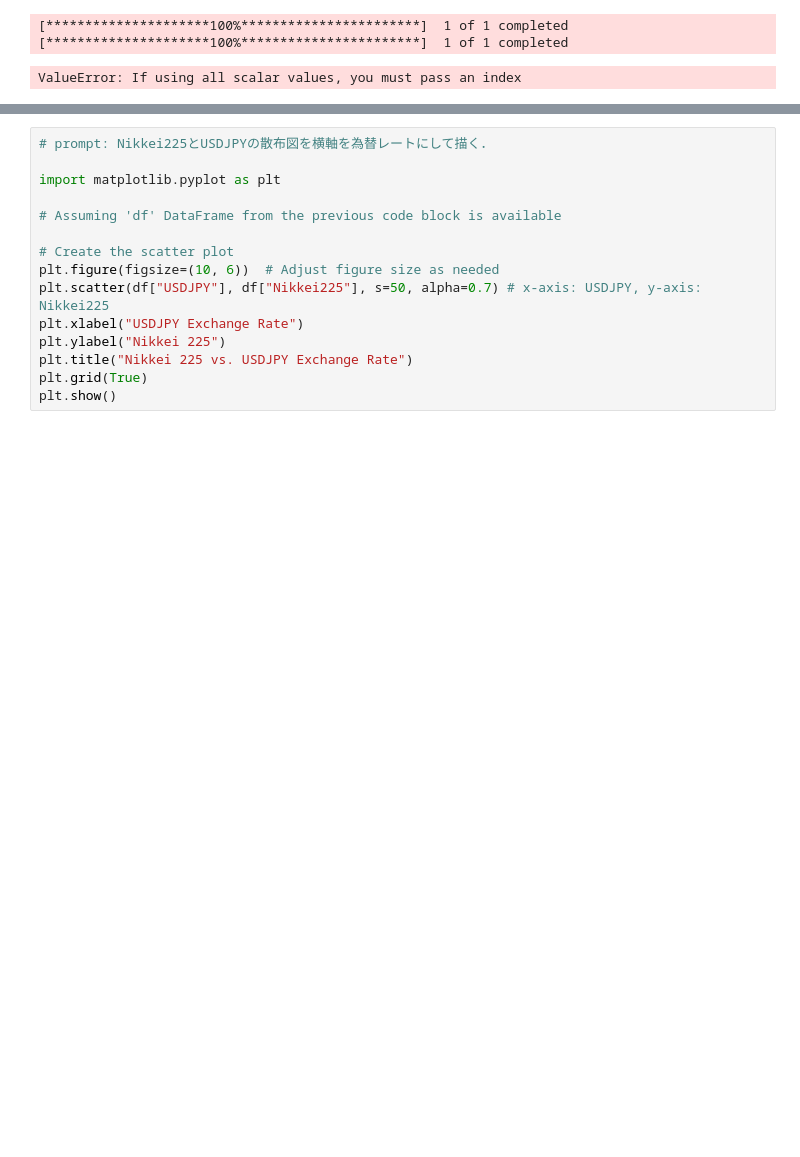
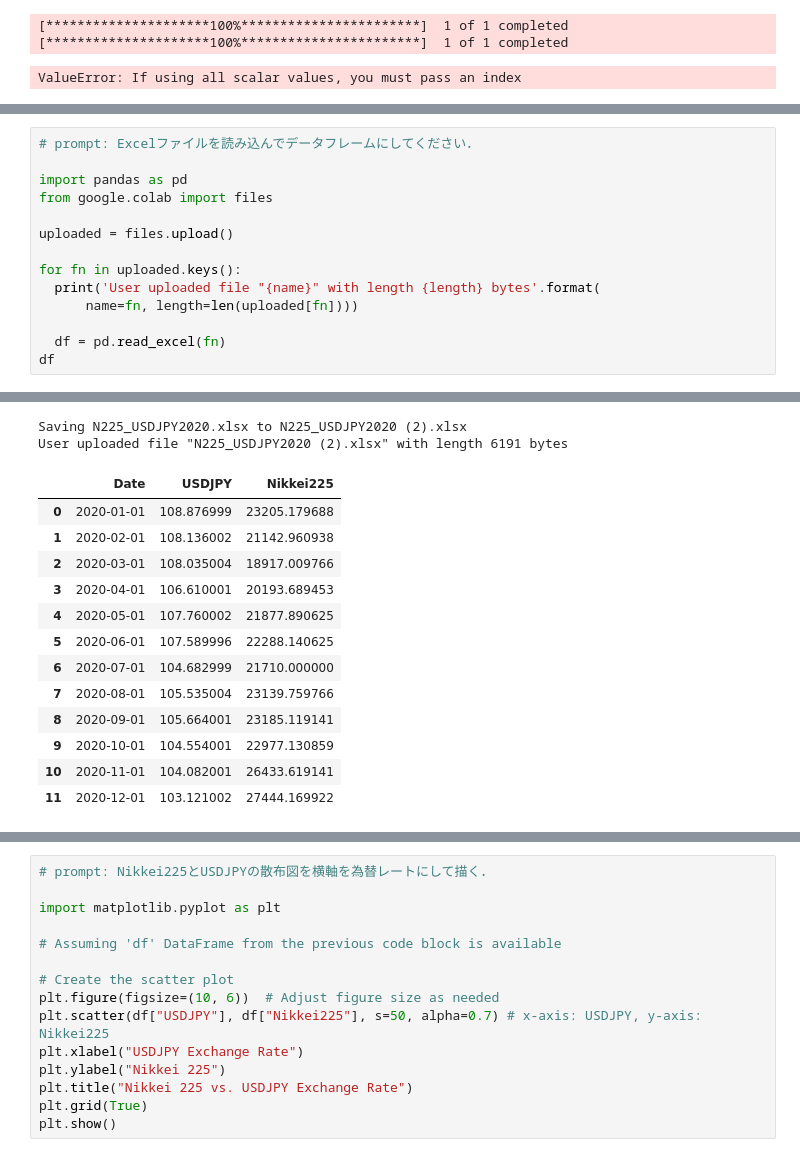
Before and after one commit to Hideki-Iwaki-TUS/FinancialMath, a Jupyter notebook: FinancialMath.ipynb, the cells around one changed output, grey strips where cells are left out. Cells and saved outputs as stored; diff of their text form; blank space fills up the shorter version.

```diff
--- a/FinancialMath.ipynb
+++ b/FinancialMath.ipynb
@@ -102,0 +97,15 @@ df
+# %%
+# prompt: Excelファイルを読み込んでデータフレームにしてください．
+
+import pandas as pd
+from google.colab import files
+
+uploaded = files.upload()
+
+for fn in uploaded.keys():
+  print('User uploaded file "{name}" with length {length} bytes'.format(
+      name=fn, length=len(uploaded[fn])))
+
+  df = pd.read_excel(fn)
+df
+# %% [output]
@@ -102,0 +113,15 @@ df
+Saving N225_USDJPY2020.xlsx to N225_USDJPY2020 (2).xlsx
+User uploaded file "N225_USDJPY2020 (2).xlsx" with length 6191 bytes
+|  | Date | USDJPY | Nikkei225 |
+| 0 | 2020-01-01 | 108.876999 | 23205.179688 |
+| 1 | 2020-02-01 | 108.136002 | 21142.960938 |
+| 2 | 2020-03-01 | 108.035004 | 18917.009766 |
+| 3 | 2020-04-01 | 106.610001 | 20193.689453 |
+| 4 | 2020-05-01 | 107.760002 | 21877.890625 |
+| 5 | 2020-06-01 | 107.589996 | 22288.140625 |
+| 6 | 2020-07-01 | 104.682999 | 21710.000000 |
+| 7 | 2020-08-01 | 105.535004 | 23139.759766 |
+| 8 | 2020-09-01 | 105.664001 | 23185.119141 |
+| 9 | 2020-10-01 | 104.554001 | 22977.130859 |
+| 10 | 2020-11-01 | 104.082001 | 26433.619141 |
+| 11 | 2020-12-01 | 103.121002 | 27444.169922 |
```
Also changed, not shown: parts of 10 cells of this notebook.
